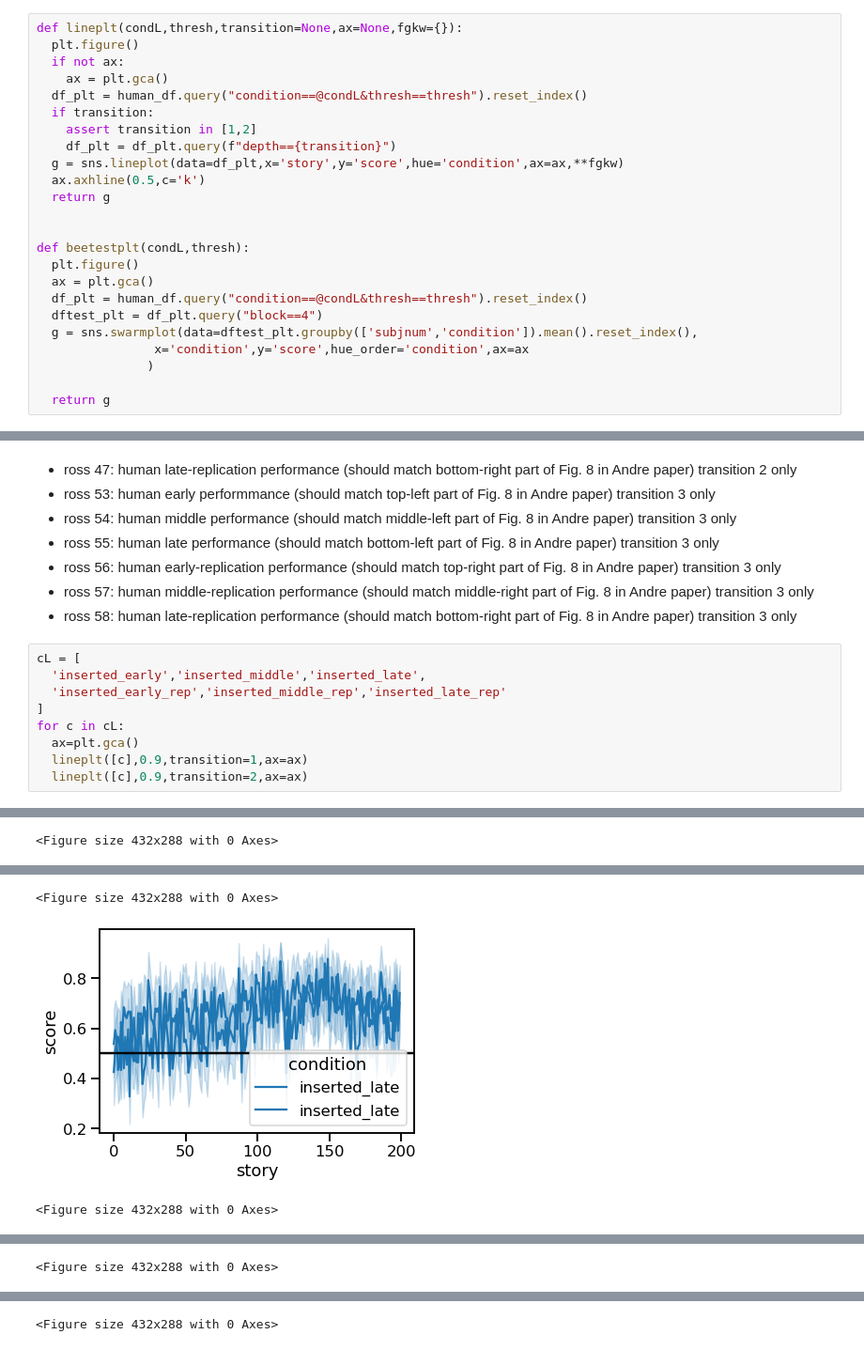
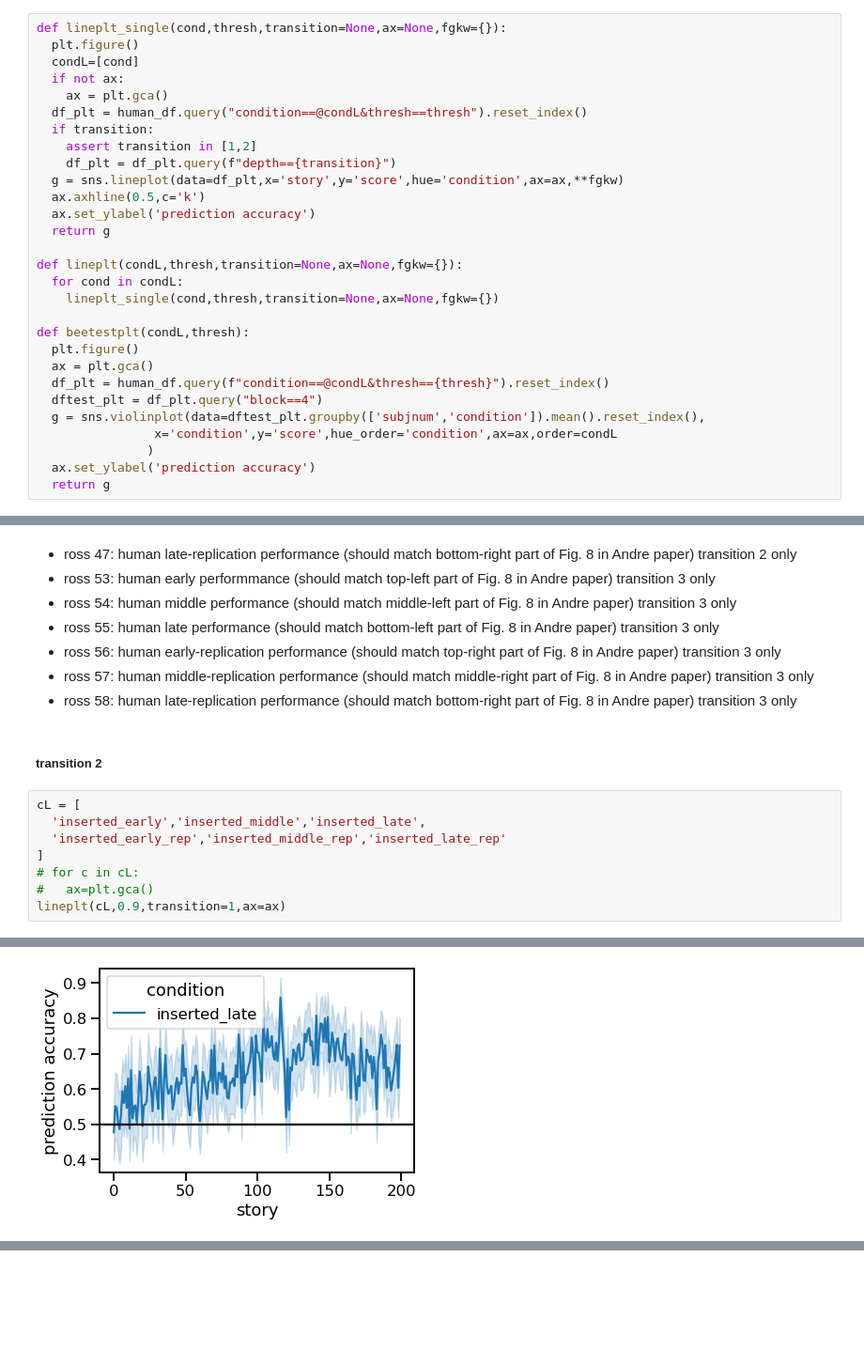
Before and after one commit to andrebeu/cswFinal, a Jupyter notebook: AB-FIGS.ipynb, the cells around one changed output, grey strips where cells are left out. Shown at 94% size. Cells and saved outputs as stored; diff of their text form; blank space fills up the shorter version.

```diff
--- a/AB-FIGS.ipynb
+++ b/AB-FIGS.ipynb
@@ -112,8 +112,9 @@ V5 = 'gs0317_version5_skipt1False'
 # %% [markdown]
 # plots organized by flow
 # %%
-def lineplt(condL,thresh,transition=None,ax=None,fgkw={}):
+def lineplt_single(cond,thresh,transition=None,ax=None,fgkw={}):
   plt.figure()
+  condL=[cond]
   if not ax:
     ax = plt.gca()
   df_plt = human_df.query("condition==@condL&thresh==thresh").reset_index()
@@ -122,18 +123,22 @@ def lineplt(condL,thresh,transition=None,ax=None,fgkw={}):
     df_plt = df_plt.query(f"depth=={transition}")
   g = sns.lineplot(data=df_plt,x='story',y='score',hue='condition',ax=ax,**fgkw)
   ax.axhline(0.5,c='k')
+  ax.set_ylabel('prediction accuracy')
   return g
 
+def lineplt(condL,thresh,transition=None,ax=None,fgkw={}):
+  for cond in condL:
+    lineplt_single(cond,thresh,transition=None,ax=None,fgkw={})
 
 def beetestplt(condL,thresh):
   plt.figure()
   ax = plt.gca()
-  df_plt = human_df.query("condition==@condL&thresh==thresh").reset_index()
+  df_plt = human_df.query(f"condition==@condL&thresh=={thresh}").reset_index()
   dftest_plt = df_plt.query("block==4")
-  g = sns.swarmplot(data=dftest_plt.groupby(['subjnum','condition']).mean().reset_index(),
-                x='condition',y='score',hue_order='condition',ax=ax
+  g = sns.violinplot(data=dftest_plt.groupby(['subjnum','condition']).mean().reset_index(),
+                x='condition',y='score',hue_order='condition',ax=ax,order=condL
                )
-
+  ax.set_ylabel('prediction accuracy')
   return g
 # %% [markdown]
 ### BI
@@ -510,13 +523,14 @@ beetestplt(condL,0.0)
 - ross 56: human early-replication performance (should match top-right part of Fig. 8 in Andre paper) transition 3 only
 - ross 57: human middle-replication performance (should match middle-right part of Fig. 8 in Andre paper) transition 3 only
 - ross 58: human late-replication performance (should match bottom-right part of Fig. 8 in Andre paper) transition 3 only
+# %% [markdown]
+##### transition 2
 # %%
 cL = [
   'inserted_early','inserted_middle','inserted_late',
   'inserted_early_rep','inserted_middle_rep','inserted_late_rep'
 ]
-for c in cL:
-  ax=plt.gca()
-  lineplt([c],0.9,transition=1,ax=ax)
-  lineplt([c],0.9,transition=2,ax=ax)
+# for c in cL:
+#   ax=plt.gca()
+lineplt(cL,0.9,transition=1,ax=ax)
 # %% [output]
@@ -524 +537,0 @@ for c in cL:
-<Figure size 432x288 with 0 Axes>
@@ -526,3 +539 @@ for c in cL:
-<Figure size 432x288 with 0 Axes>
-[figure, old version]
+[figure, new version]
-<Figure size 432x288 with 0 Axes>
@@ -530 +540,0 @@ for c in cL:
-<Figure size 432x288 with 0 Axes>
@@ -532 +541,0 @@ for c in cL:
-<Figure size 432x288 with 0 Axes>
```
Also changed, not shown: parts of 15 cells of this notebook.
